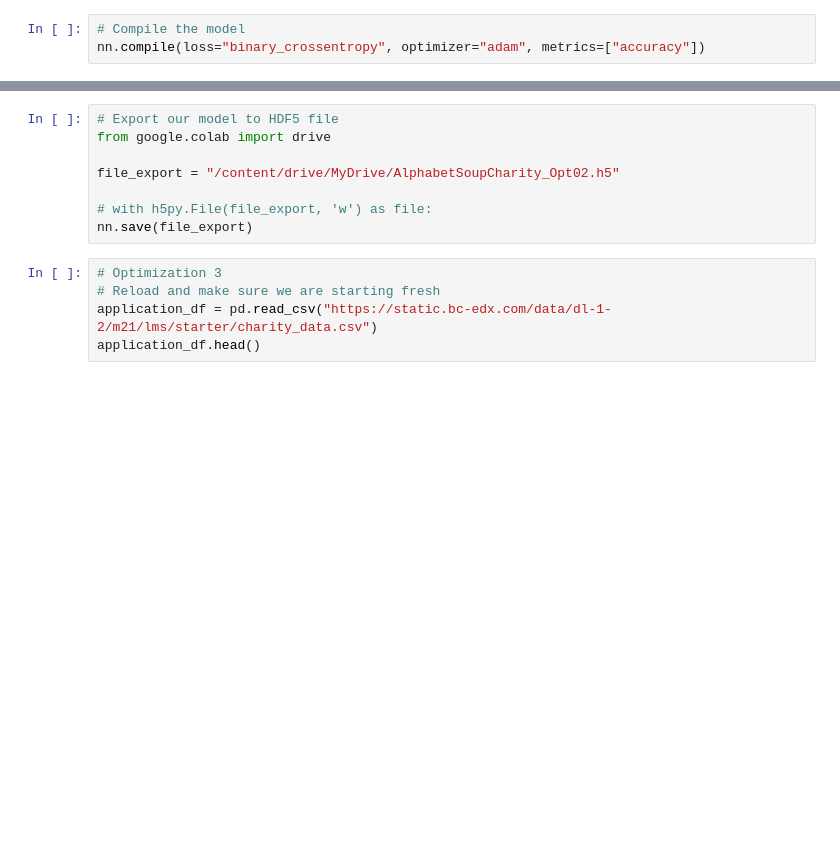
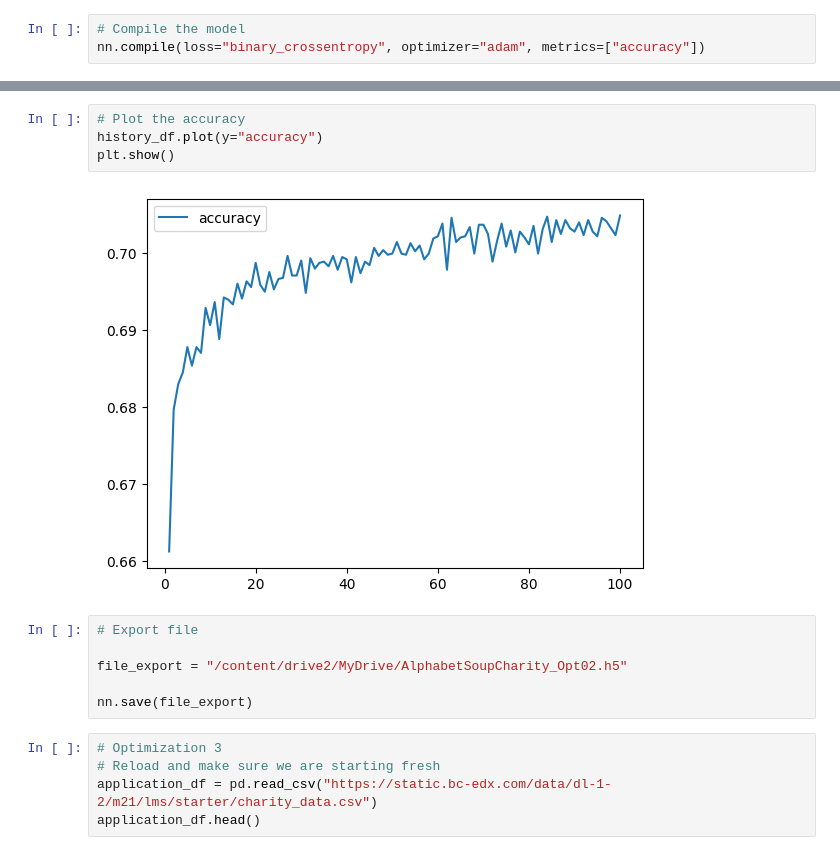
Before and after one commit to equitymarkets/deep-learning-challenge, a Jupyter notebook: Deep Learning Challenge/AlphabetSoupCharity_Optimization.ipynb, the cells around one changed output, grey strips where cells are left out. Drawn from its saved outputs; the diff is of its cells as text; blank space fills up the shorter version.

```diff
--- a/Deep Learning Challenge/AlphabetSoupCharity_Optimization.ipynb
+++ b/Deep Learning Challenge/AlphabetSoupCharity_Optimization.ipynb
@@ -537,10 +537,14 @@ plt.show()
+# %%
+# Plot the accuracy
+history_df.plot(y="accuracy")
+plt.show()
+# %% [output]
+[figure, added]
 # %%
-# Export our model to HDF5 file
-from google.colab import drive
+# Export file
 
-file_export = "/content/drive/MyDrive/AlphabetSoupCharity_Opt02.h5"
+file_export = "/content/drive2/MyDrive/AlphabetSoupCharity_Opt02.h5"
 
-# with h5py.File(file_export, 'w') as file:
 nn.save(file_export)
 # %%
 # Optimization 3
```
Also changed, not shown: parts of 28 cells of this notebook, 9 other files.
